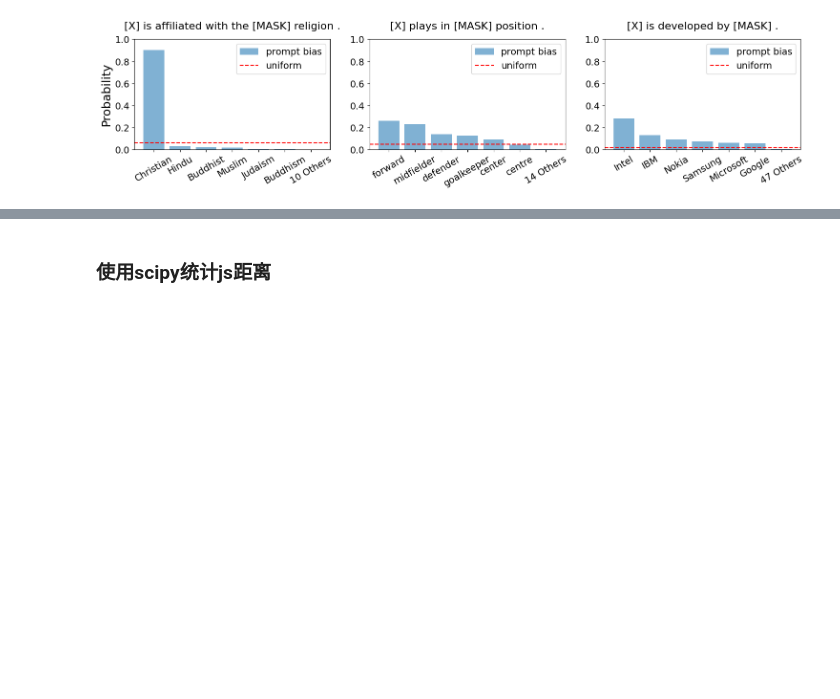
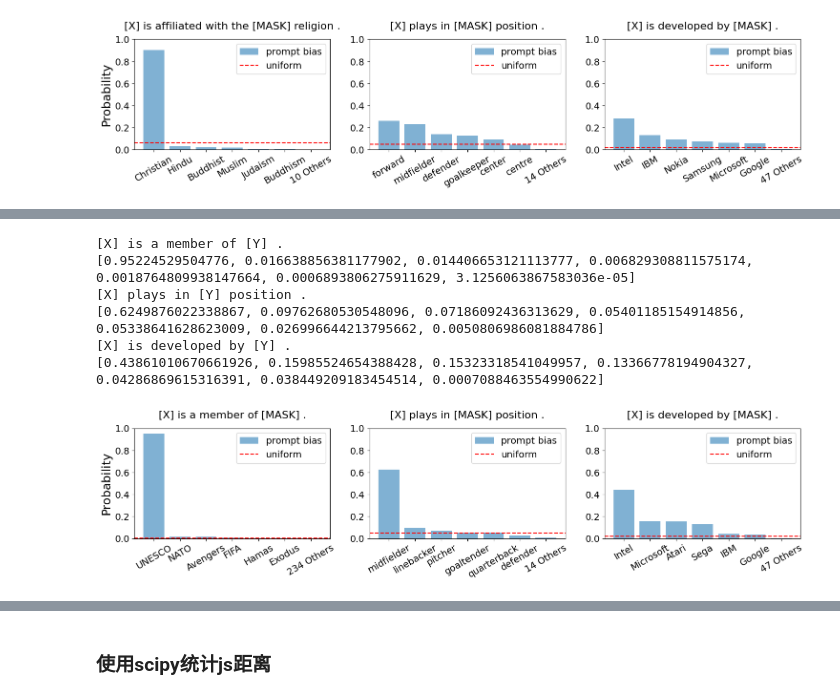
Before and after one commit to FelliYang/PromptBias, a Jupyter notebook: code/analysis/quantify_prompt_bias.ipynb, the cells around one changed output, grey strips where cells are left out. Saved outputs shown, nothing was run; the diff lists cells and outputs as text; code cells hidden in the pictures; blank space fills up the shorter version.

```diff
--- a/code/analysis/quantify_prompt_bias.ipynb
+++ b/code/analysis/quantify_prompt_bias.ipynb
@@ -302,3 +317,25 @@ plt.savefig('prompt_bias_example.pdf', format='pdf', bbox_inches='tight')
 [X] plays in [Y] position .
 [X] is developed by [Y] .
 [figure]
+# %%
+fig, ax = plt.subplots(1,3,figsize=(6*3, 3))  # 增加图表宽度
+
+
+selected_relations = [
+bias_sorted_relation[-20+16],
+bias_sorted_relation[-20+1],
+ bias_sorted_relation[-20+9],
+#  bias_sorted_relation[-20+7],
+
+#  bias_sorted_relation[-20+17],
+ ]
+
+from time import sleep
+for i,relation in enumerate(selected_relations):
+    print(meta_info_dict[relation])
+    title = meta_info_dict[relation].replace("[Y]","[MASK]")
+    show_y_label = True if i==0 else False
+    observe_prompt_bias(relation, ax[i], y_label=show_y_label, top_num=6, title=title, y_max=1.0)
+
+
+plt.savefig('prompt_bias_example.pdf', format='pdf', bbox_inches='tight')
@@ -305,3 +350,34 @@ plt.savefig('prompt_bias_example.pdf', format='pdf', bbox_inches='tight')
+# %%
+# 临时观察optiprompt 的P463
+fig, ax = plt.subplots(1,3,figsize=(6*3, 3))  # 增加图表宽度
+
+
+selected_relations = [
+"P463",
+bias_sorted_relation[-20+1],
+ bias_sorted_relation[-20+9],
+#  bias_sorted_relation[-20+7],
+
+#  bias_sorted_relation[-20+17],
+ ]
+
+from time import sleep
+for i,relation in enumerate(selected_relations):
+    print(meta_info_dict[relation])
+    title = meta_info_dict[relation].replace("[Y]","[MASK]")
+    show_y_label = True if i==0 else False
+    observe_prompt_bias(relation, ax[i], y_label=show_y_label, top_num=6, title=title, y_max=1.0,prompt="optiprompt")
+
+
+# plt.savefig('prompt_bias_example.pdf', format='pdf', bbox_inches='tight')
+# %% [output]
+[X] is a member of [Y] .
+[0.95224529504776, 0.016638856381177902, 0.014406653121113777, 0.006829308811575174, 0.0018764809938147664, 0.0006893806275911629, 3.1256063867583036e-05]
+[X] plays in [Y] position .
+[0.6249876022338867, 0.09762680530548096, 0.07186092436313629, 0.05401185154914856, 0.05338641628623009, 0.026996644213795662, 0.0050806986081884786]
+[X] is developed by [Y] .
+[0.43861010670661926, 0.15985524654388428, 0.15323318541049957, 0.13366778194904327, 0.04286869615316391, 0.038449209183454514, 0.0007088463554990622]
+[figure, added]
 # %%
 selected_relations = bias_sorted_relation[-20:]
 for i,relation in enumerate(selected_relations):
```
Also changed, not shown: parts of 8 cells of this notebook, 9 other files.
